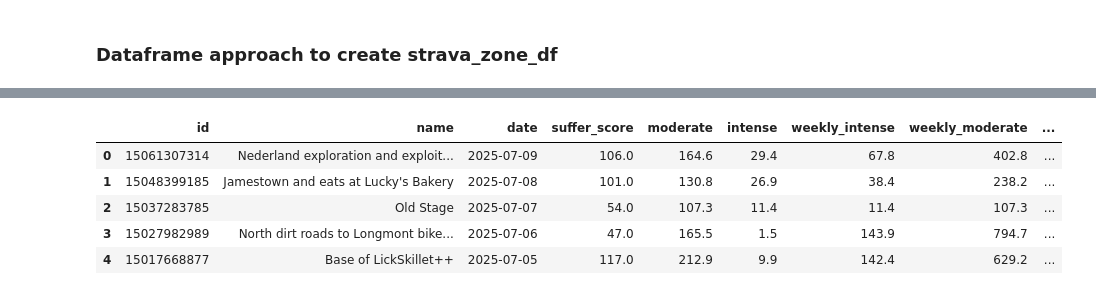
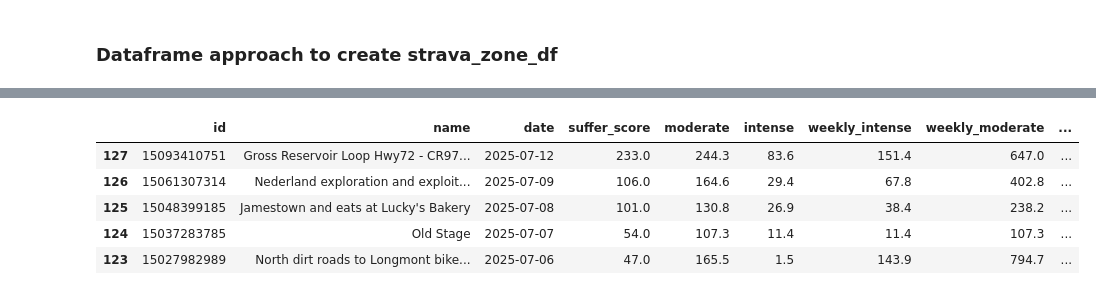
Before and after one commit to edterrell/healthy_heart, a Jupyter notebook: strava_API.ipynb, the cells around one changed output, grey strips where cells are left out. Drawn from its saved outputs; the diff is of its cells as text; code cells hidden in the pictures.

Commit message:
extended data to include all 2025; program executes well; files saved to pickle

```diff
--- a/strava_API.ipynb
+++ b/strava_API.ipynb
@@ -158,0 +173,4 @@ strava_zone_df.drop(['intense_minutes','moderate_minutes', 'suffer_score_minutes
+# %%
+# Combine results into one DataFrame
+all_zone_data = zone_data_1 + zone_data_2
+zone_df = pd.DataFrame(all_zone_data,index=batch1 + batch2 )
@@ -158,0 +187,3 @@ strava_zone_df.drop(['intense_minutes','moderate_minutes', 'suffer_score_minutes
+# %%
+zone_df = zone_df.reset_index()
+zone_df.columns = ['id', 'Zone1', 'Zone2', 'Zone3', 'Zone4', 'Zone5']
@@ -159,3 +209,7 @@ strava_zone_df.drop(['intense_minutes','moderate_minutes', 'suffer_score_minutes
+# %%
+# zone_df.head()
+# concat both dfs
+strava_zone_df = pd.merge(strava_zone_df, zone_df, left_on='id',right_index=True)
 # %%
 # Get the Sunday start of the week for each date (time set to midnight)
 strava_zone_df['week_start'] = strava_zone_df['start_date'].dt.to_period('W-SUN').dt.start_time
@@ -182,14 +236,14 @@ cumulative_sums = (
 )
 strava_zone_df = strava_zone_df.join(cumulative_sums)
 # %%
-hide_cols = ['id', 'name', 'date', 'suffer_score', 'moderate', 'intense',
+keep_cols = ['id', 'name', 'date', 'suffer_score', 'moderate', 'intense',
        'weekly_intense','weekly_moderate','weekly_suffer_score']
 # %%
-strava_zone_df[hide_cols].head()
+strava_zone_df[keep_cols].head()
 # %% [output]
 |  | id | name | date | suffer_score | moderate | intense | weekly_intense | weekly_moderate | ... |
-| 0 | 15061307314 | Nederland exploration and exploit... | 2025-07-09 | 106.0 | 164.6 | 29.4 | 67.8 | 402.8 | ... |
-| 1 | 15048399185 | Jamestown and eats at Lucky's Bakery | 2025-07-08 | 101.0 | 130.8 | 26.9 | 38.4 | 238.2 | ... |
-| 2 | 15037283785 | Old Stage | 2025-07-07 | 54.0 | 107.3 | 11.4 | 11.4 | 107.3 | ... |
-| 3 | 15027982989 | North dirt roads to Longmont bike... | 2025-07-06 | 47.0 | 165.5 | 1.5 | 143.9 | 794.7 | ... |
-| 4 | 15017668877 | Base of LickSkillet++ | 2025-07-05 | 117.0 | 212.9 | 9.9 | 142.4 | 629.2 | ... |
+| 127 | 15093410751 | Gross Reservoir Loop Hwy72 - CR97... | 2025-07-12 | 233.0 | 244.3 | 83.6 | 151.4 | 647.0 | ... |
+| 126 | 15061307314 | Nederland exploration and exploit... | 2025-07-09 | 106.0 | 164.6 | 29.4 | 67.8 | 402.8 | ... |
+| 125 | 15048399185 | Jamestown and eats at Lucky's Bakery | 2025-07-08 | 101.0 | 130.8 | 26.9 | 38.4 | 238.2 | ... |
+| 124 | 15037283785 | Old Stage | 2025-07-07 | 54.0 | 107.3 | 11.4 | 11.4 | 107.3 | ... |
+| 123 | 15027982989 | North dirt roads to Longmont bike... | 2025-07-06 | 47.0 | 165.5 | 1.5 | 143.9 | 794.7 | ... |
```
Also changed, not shown: parts of 30 cells of this notebook, 4 other files.
